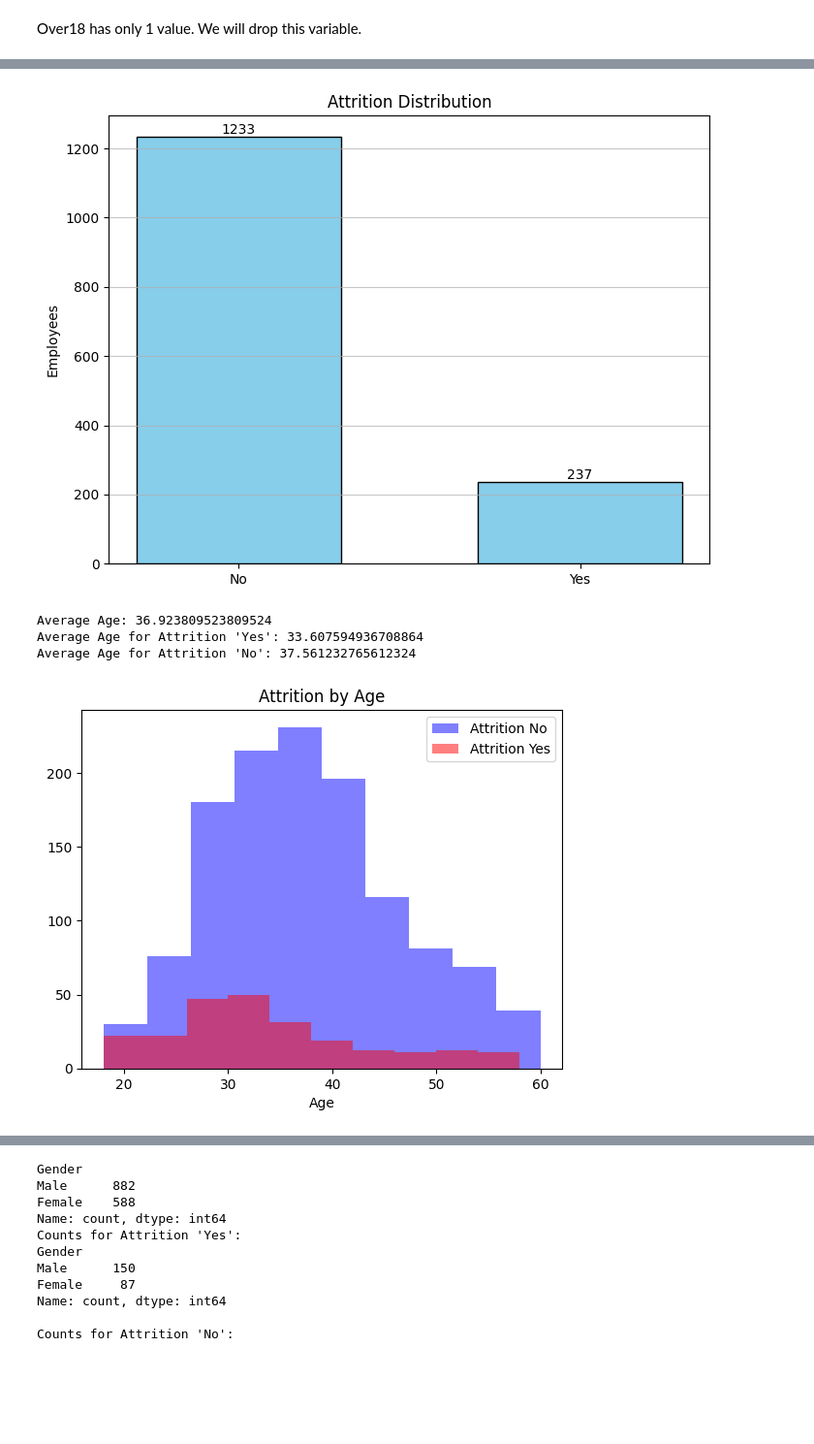
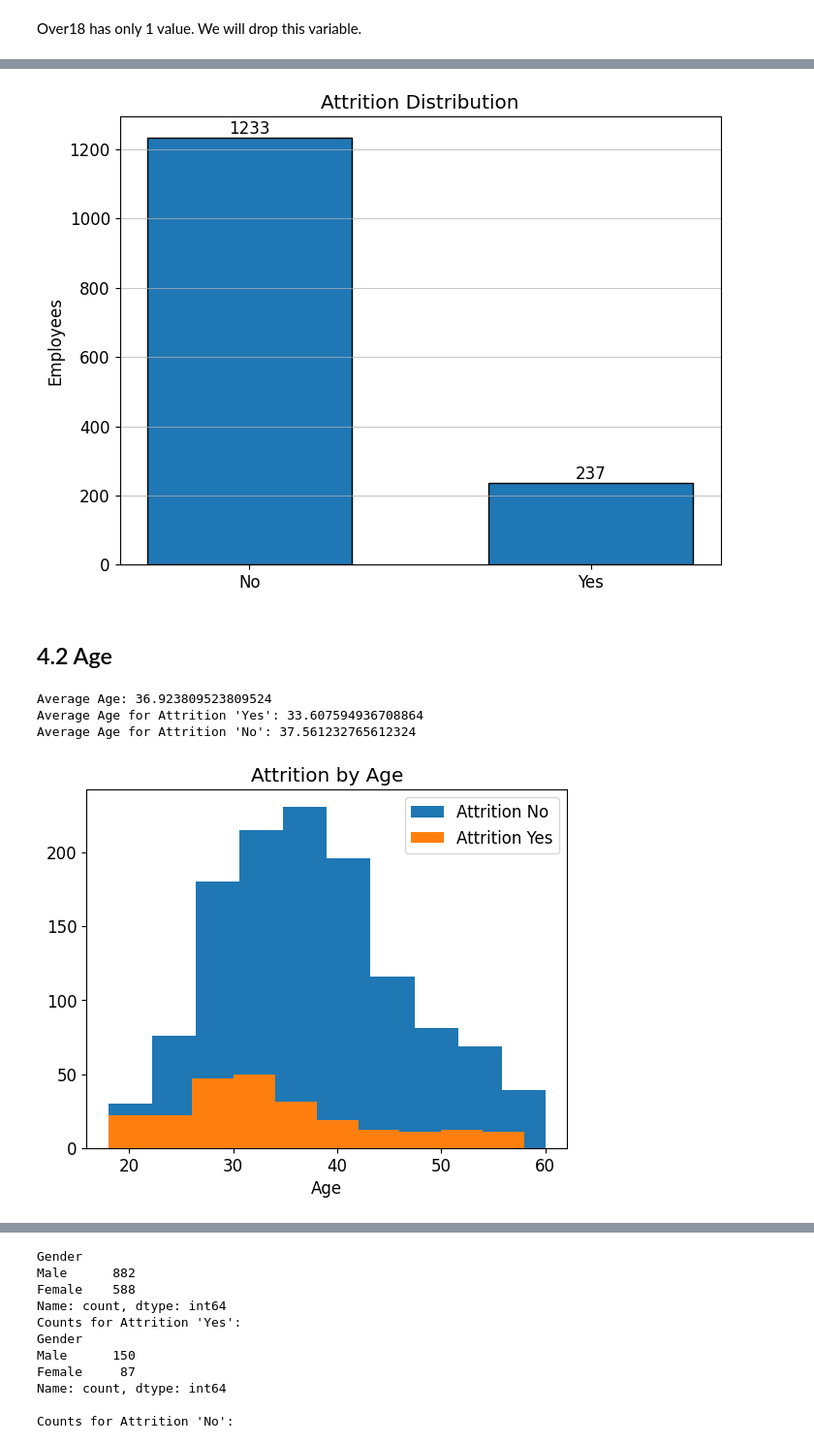
Before and after one commit to jmfsilvaj/HR-Analytics-Employee_Attrition, a Jupyter notebook: Notebooks/EDA.ipynb, the cells around one changed output, grey strips where cells are left out. Shown at 97% size. Drawn from its saved outputs; the diff is of its cells as text; code cells hidden in the pictures; blank space fills up the shorter version.

```diff
--- a/Notebooks/EDA.ipynb
+++ b/Notebooks/EDA.ipynb
@@ -12,6 +12,12 @@ import matplotlib.pyplot as plt
 import warnings
 warnings.filterwarnings('ignore')
 from sklearn.preprocessing import LabelEncoder
+import matplotlib.pyplot as plt
+plt.rcParams.update({'font.size': 12})
+palette_colors = sns.color_palette("tab10")
+color1 = palette_colors[0]  # Strong Blue
+color2 = palette_colors[1]  # Strong Green
+colors = [color1, color2]
 # %% [markdown]
 <h1>3. Loading the Dataset
 # %% [markdown]
@@ -92,8 +98,8 @@ EmployeeCount and StandardHours have a standard deviation of 0, meaning that the
 <p>StandardHours = 80
 <p> We will drop this variables
 # %%
-#df.drop(columns=["EmployeeCount"], inplace=True)
-#df.drop(columns=["StandardHours"], inplace=True)
+df.drop(columns=["EmployeeCount"], inplace=True)
+df.drop(columns=["StandardHours"], inplace=True)
 # %%
 # Reset max_rows and max_columns options to their default values
 pd.reset_option('display.max_rows')
@@ -134,7 +160,7 @@ df['Attrition_encoded'] = label_encoder.fit_transform(df['Attrition'])
 
 
 plt.figure(figsize=(8, 6))
-n, bins, patches = plt.hist(df['Attrition_encoded'], bins=2, edgecolor='black', color='skyblue', align='left', rwidth=0.6)
+n, bins, patches = plt.hist(df['Attrition_encoded'], bins=2, edgecolor='black', align='left', rwidth=0.6)
 plt.xticks([0, 0.5], ['No', 'Yes'])
 plt.xlabel('')
 plt.ylabel('Employees')
@@ -144,10 +170,12 @@ plt.grid(axis='y', linestyle='-', alpha=0.7)
 # Annotate the bars with counts
 for i in range(2):
     plt.annotate(int(n[i]), (bins[i], n[i]), ha='center', va='bottom')
-
+plt.savefig('../Plots/Attrition Distribution 2.png', format='png', dpi=300)
 plt.show()
 # %% [output]
-[figure, old version]
+[figure, new version]
+# %% [markdown]
+<h2> 4.2 Age
 # %%
 # Calculate the average of the Age
 average_age = df['Age'].mean()
@@ -167,24 +195,18 @@ Average Age: 36.923809523809524
 Average Age for Attrition 'Yes': 33.607594936708864
 Average Age for Attrition 'No': 37.561232765612324
 # %%
-#Attrition by Age
-
 # Separate data into two groups: Attrition 'Yes' and 'No'
 attrition_yes = df[df['Attrition'] == 'Yes']['Age']
 attrition_no = df[df['Attrition'] == 'No']['Age']
 # Create histograms for both groups
-plt.hist(attrition_no, bins=10, alpha=0.5, label='Attrition No', color='blue')
-plt.hist(attrition_yes, bins=10, alpha=0.5, label='Attrition Yes', color='red')
+plt.hist(attrition_no, bins=10, label='Attrition No')
+plt.hist(attrition_yes, bins=10, label='Attrition Yes')
 
 plt.xlabel('Age')
 plt.ylabel('')
 plt.title('Attrition by Age')
 plt.legend()
+plt.savefig('../Plots/Attrition by Age 1.png', format='png', dpi=300)
 plt.show()
-
-# Yes attrition - pico de trabalhadores entre os 25-35 anos
-# No attrition - pico de trabalhadores entre os 30-40 anos
-# quem sai da empresa geralmente são os mais jovens
-#(procurar melhores oportunidades, mais valiosos no mercado, menos medo de arriscar?)
 # %% [output]
-[figure, old version]
+[figure, new version]
```
Also changed, not shown: parts of 33 cells of this notebook, 14 other files.
